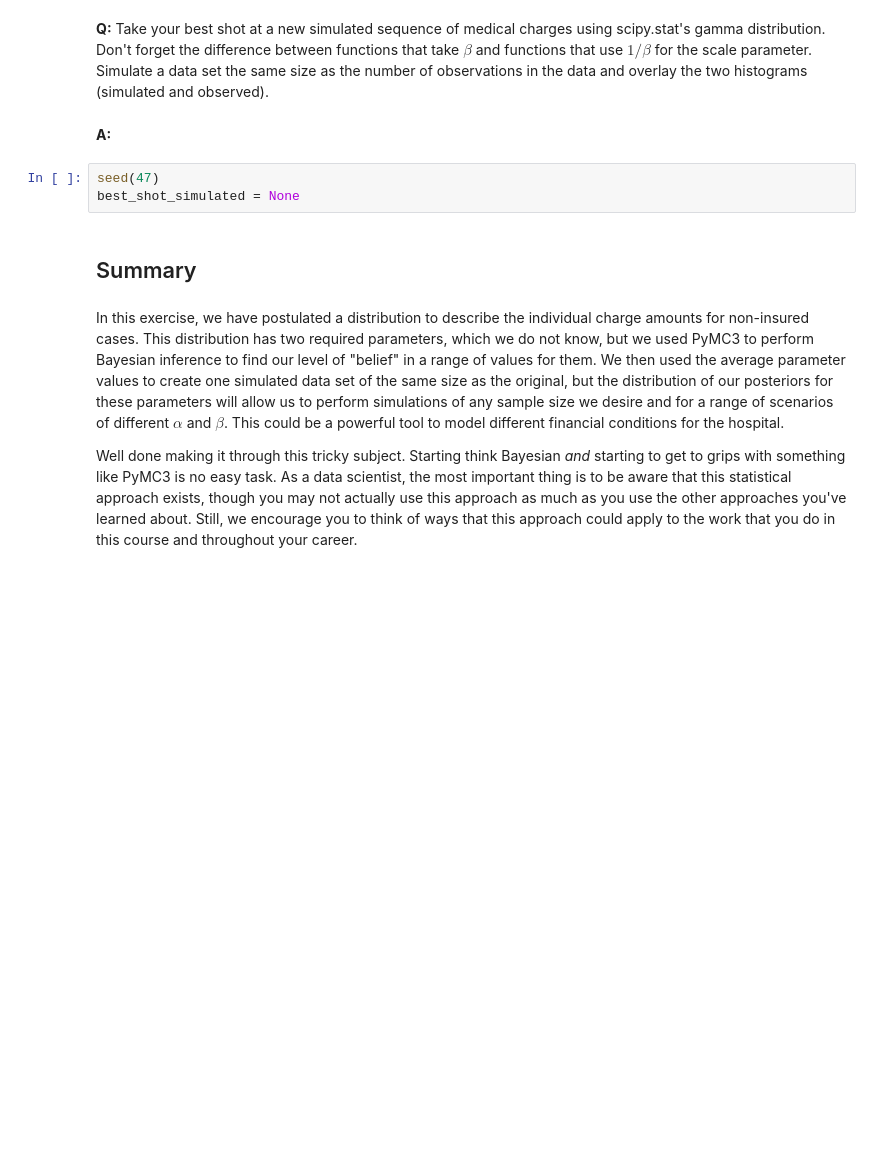
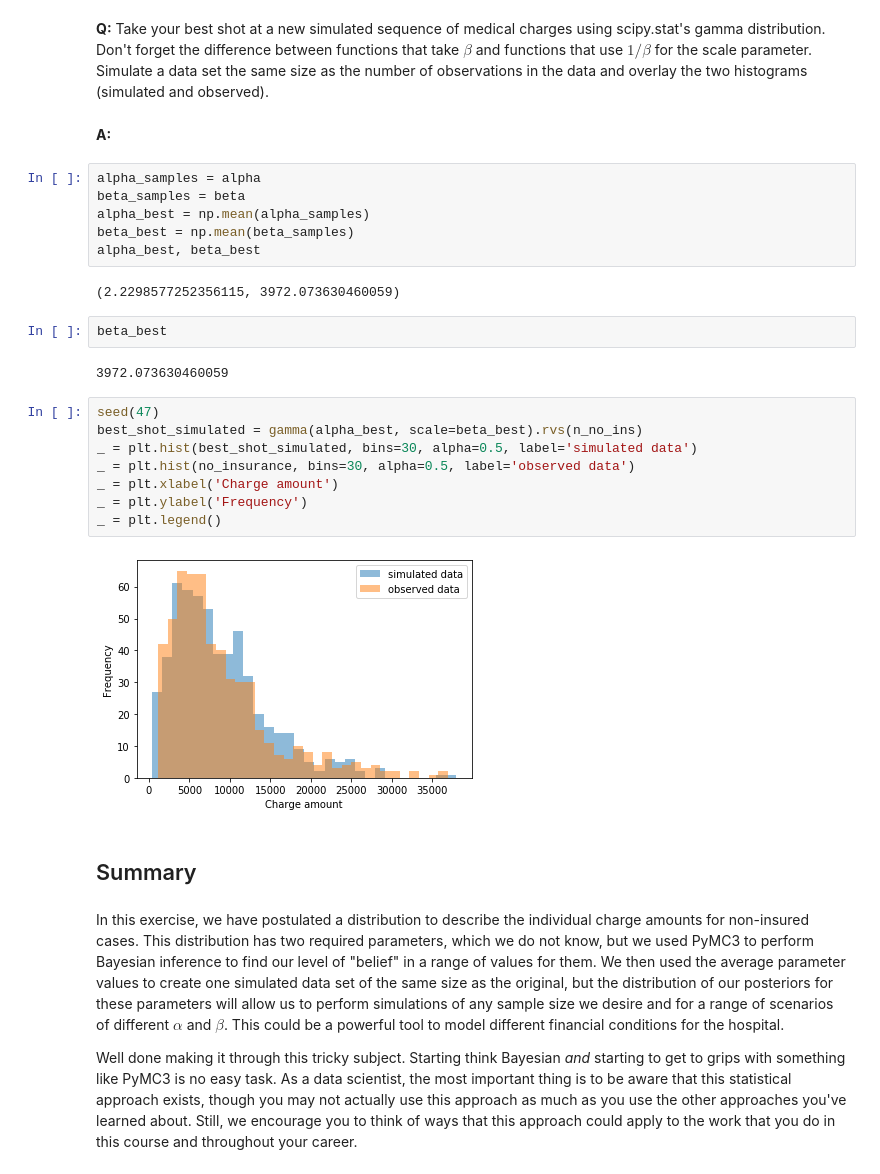
Before and after one commit to arclightspanner/Data_Science_Bootcamp_2019, a Jupyter notebook: Bayesian_stats_Q6.28/inferential_statistics_3-Q.ipynb, the cells around one changed output. Drawn from its saved outputs; the diff is of its cells as text; blank space fills up the shorter version.

```diff
--- a/Bayesian_stats_Q6.28/inferential_statistics_3-Q.ipynb
+++ b/Bayesian_stats_Q6.28/inferential_statistics_3-Q.ipynb
@@ -117,9 +192,28 @@ __A:__
 __Q:__ Take your best shot at a new simulated sequence of medical charges using scipy.stat's gamma distribution. Don't forget the difference between functions that take $\beta$ and functions that use $1/\beta$ for the scale parameter. Simulate a data set the same size as the number of observations in the data and overlay the two histograms (simulated and observed).
 # %% [markdown]
 __A:__
-# %%
-seed(47)
-best_shot_simulated = None
+# %%
+alpha_samples = alpha
+beta_samples = beta
+alpha_best = np.mean(alpha_samples)
+beta_best = np.mean(beta_samples)
+alpha_best, beta_best
+# %% [output]
+(2.2298577252356115, 3972.073630460059)
+# %%
+beta_best
+# %% [output]
+3972.073630460059
+# %%
+seed(47)
+best_shot_simulated = gamma(alpha_best, scale=beta_best).rvs(n_no_ins)
+_ = plt.hist(best_shot_simulated, bins=30, alpha=0.5, label='simulated data')
+_ = plt.hist(no_insurance, bins=30, alpha=0.5, label='observed data')
+_ = plt.xlabel('Charge amount')
+_ = plt.ylabel('Frequency')
+_ = plt.legend()
+# %% [output]
+[figure, added]
 # %% [markdown]
 ## Summary
 # %% [markdown]
```
Also changed, not shown: parts of 10 cells of this notebook.
